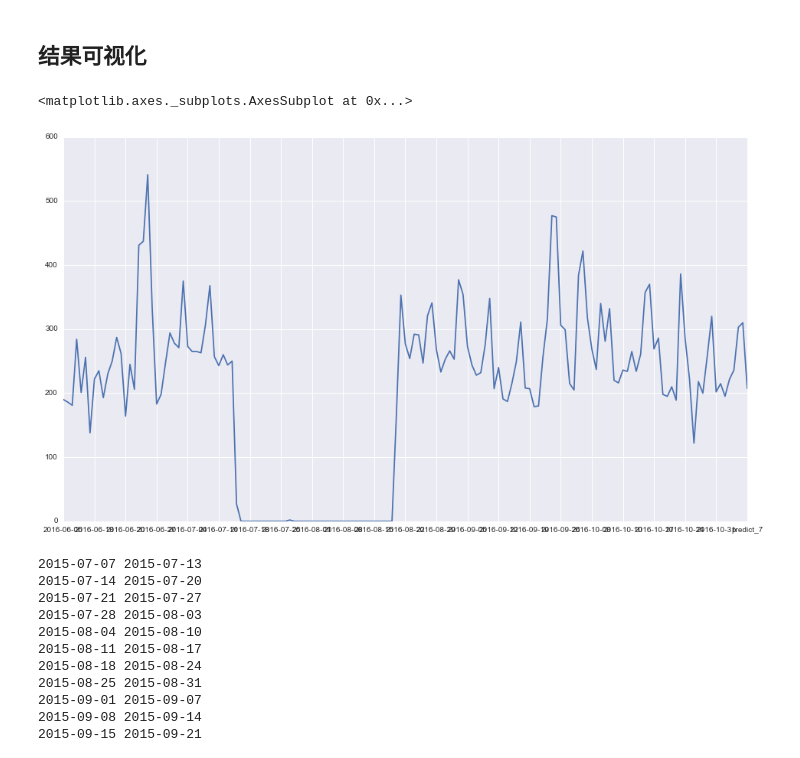
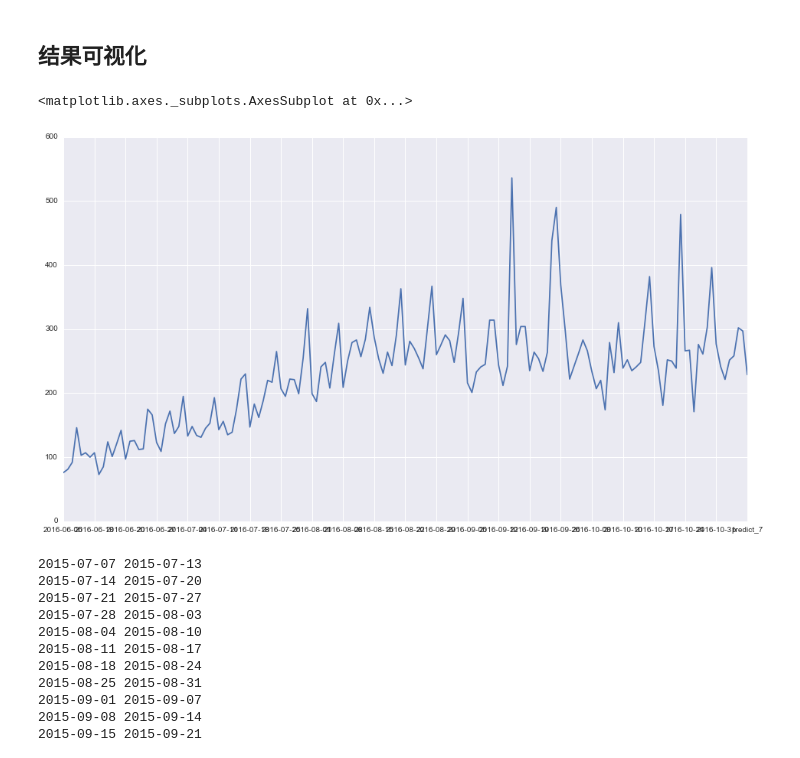
Before and after one commit to wakemeup-xyz/TianChi_IJCAI-17_sales_prediction_code, a Jupyter notebook: regression.ipynb, the cells around one changed output. Saved outputs shown, nothing was run; the diff lists cells and outputs as text; code cells hidden in the pictures.

```diff
--- a/regression.ipynb
+++ b/regression.ipynb
@@ -134,2 +123,0 @@ train_x.head()
-# %%
-poly.fit_transform(train_x)
@@ -188,5 +245,5 @@ train_x.head()
 # %%
-RF = RandomForestRegressor(n_estimators=1200,random_state=1,n_jobs=-1,min_samples_split=2,min_samples_leaf=2,max_depth=25)
+RF = RandomForestRegressor(n_estimators=1600,random_state=1,n_jobs=-1,min_samples_split=2,min_samples_leaf=2,max_depth=None)
 RF.fit(train_x,train_y)
 #pre = (RF.predict(test_x)).round()
 
@@ -206,0 +289,4 @@ RF.score(train_x,train_y)
+# %%
+predict_train = pd.DataFrame(RF.predict(train_x),index=range(1,2001),columns=['predict_'+str(i) for i in range(1,8)])
+for i in range(1,8):
+    predict_train.loc[:,'predict_'+str(i)] = predict_train.loc[:,'predict_'+str(i)].apply(lambda x : int(x+0.5))
@@ -291,16 +420,16 @@ shop_info = shop_info.join(pd.DataFrame(result,index=range(1,2001),columns=['pre
 # %%
 
 list_result = dateRange('2016-06-06','2016-10-31')
 for i in range(1,8):
     list_result.append('predict_'+str(i))
 
 xmajorLocator = MultipleLocator(7) #将x轴次刻度标签设置为7的倍数
 ax = plt.subplot(111)
 ax.xaxis.set_major_locator(xmajorLocator)
-shop_info.loc[39,list_result].T.plot(figsize=(16,9),ax=ax)
+shop_info.loc[180,list_result].T.plot(figsize=(16,9),ax=ax)
 # %% [output]
 <matplotlib.axes._subplots.AxesSubplot at 0x...>
-[figure, old version]
+[figure, new version]
 # %%
 
 #  占个格子 &&  cal avg sales count each day
```
Also changed, not shown: parts of 23 cells of this notebook, 1 other file.
